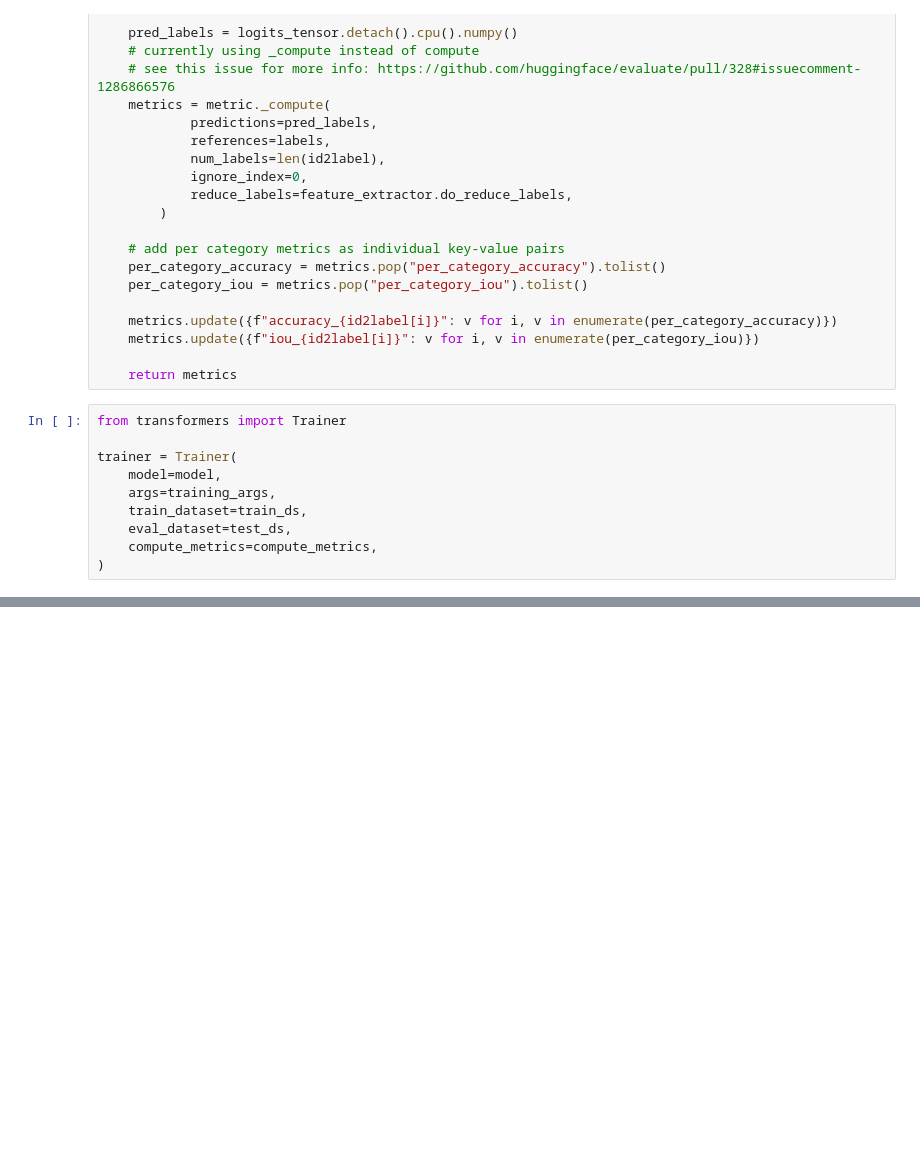
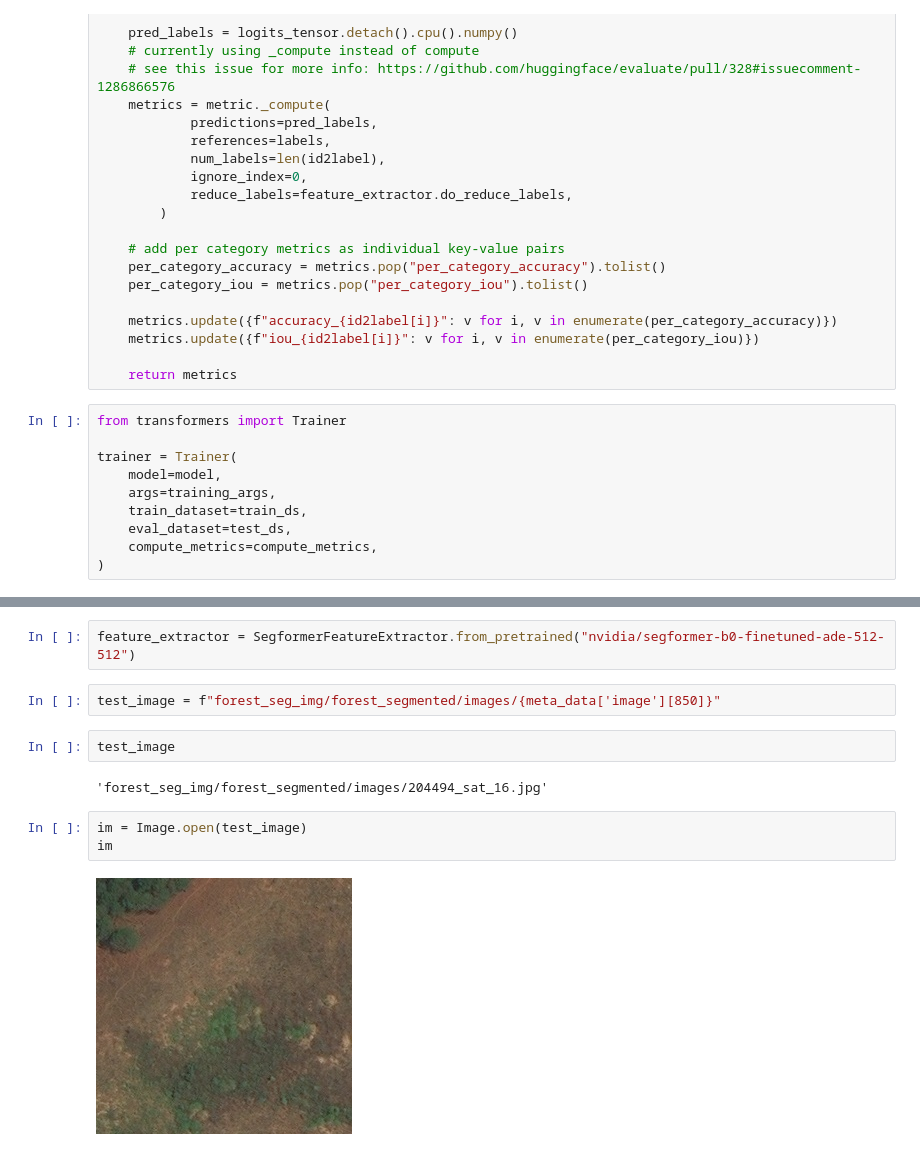
Before and after one commit to rogall-e/image_segmentation, a Jupyter notebook: finetune-huggingface-model.ipynb, the cells around one changed output, grey strips where cells are left out. Saved outputs shown, nothing was run; the diff lists cells and outputs as text; blank space fills up the shorter version.

Commit message:
finetune a model with huggingface on own data

```diff
--- a/finetune-huggingface-model.ipynb
+++ b/finetune-huggingface-model.ipynb
@@ -305,0 +415,13 @@ trainer.train()
+# %%
+feature_extractor = SegformerFeatureExtractor.from_pretrained("nvidia/segformer-b0-finetuned-ade-512-512")
+# %%
+test_image = f"forest_seg_img/forest_segmented/images/{meta_data['image'][850]}"
+# %%
+test_image
+# %% [output]
+'forest_seg_img/forest_segmented/images/204494_sat_16.jpg'
+# %%
+im = Image.open(test_image)
+im
+# %% [output]
+[figure, added]
```
Also changed, not shown: parts of 5 cells of this notebook.
